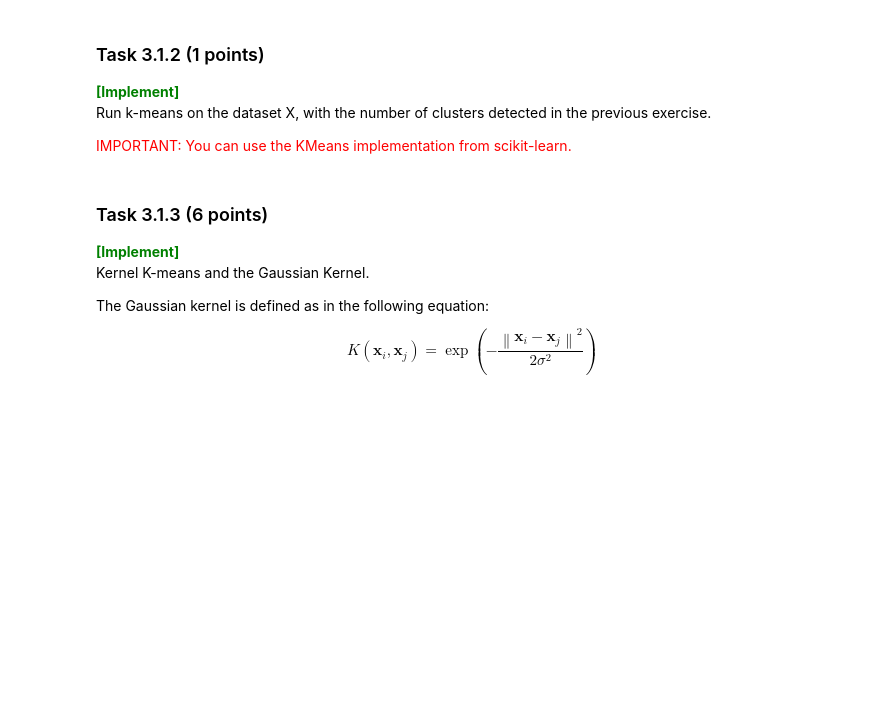
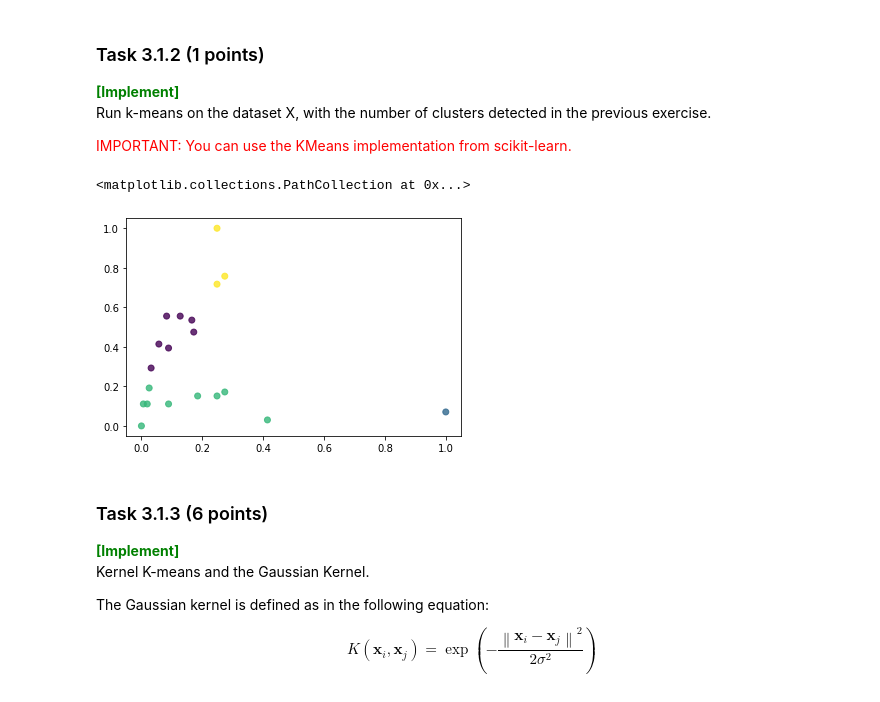
Before and after one commit to annesparks/dm23_handins, a Jupyter notebook: handins/handin1.ipynb, the cells around one changed output. Drawn from its saved outputs; the diff is of its cells as text; code cells hidden in the pictures; blank space fills up the shorter version.

```diff
--- a/handins/handin1.ipynb
+++ b/handins/handin1.ipynb
@@ -674,16 +1074,16 @@ Run k-means on the dataset X, with the number of clusters detected in the previo
 # %%
 # Data
 X = toy[["sulphates", "alcohol"]].to_numpy()
 # Necessary Data normalization!
 X_norm = (X - X.min(0)) / X.ptp(0)
 
-
-### YOUR CODE HERE
-
-
-clusters = []
+kmeans = KMeans(n_clusters=4).fit(X_norm)
+clusters = kmeans.labels_
 
 plt.scatter(X_norm[:, 0], X_norm[:, 1], alpha=0.8, c=clusters)
+# %% [output]
+<matplotlib.collections.PathCollection at 0x...>
+[figure, added]
 # %% [markdown]
 ### Task 3.1.3 (6 points)
 <span style='color: green'>**\[Implement\]**</span><br> Kernel K-means and the Gaussian Kernel.
```
Also changed, not shown: parts of 27 cells of this notebook.
